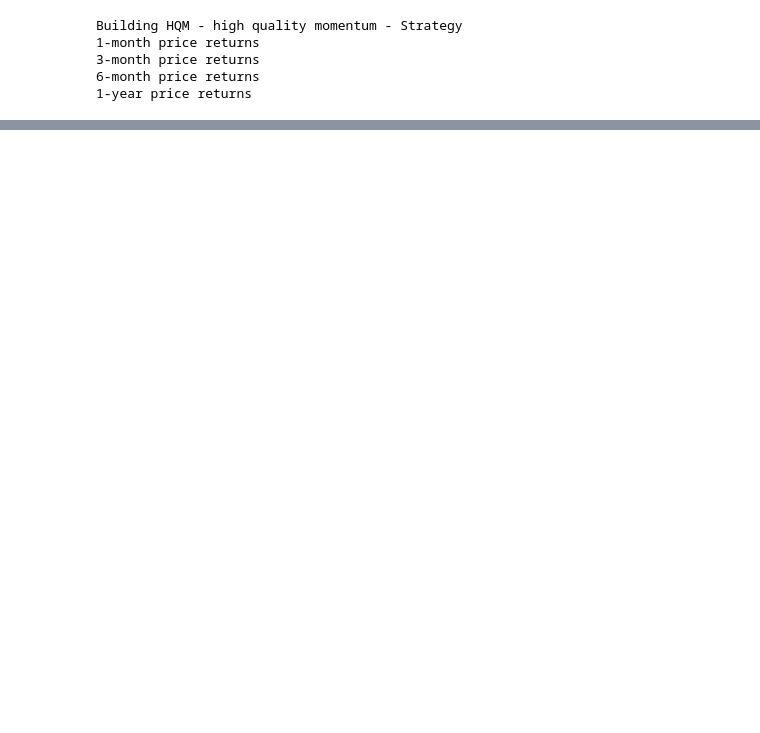
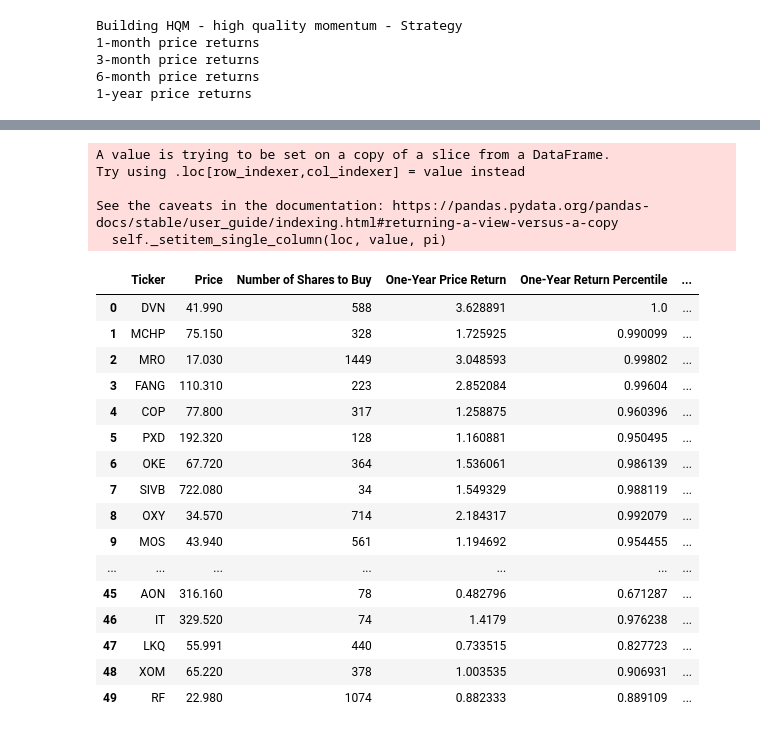
Before and after one commit to papri-entropy/strategy_quant_momentum, a Jupyter notebook: strategy_quant_momentum.ipynb, the cells around one changed output, grey strips where cells are left out. Drawn from its saved outputs; the diff is of its cells as text; code cells hidden in the pictures; blank space fills up the shorter version.

```diff
--- a/strategy_quant_momentum.ipynb
+++ b/strategy_quant_momentum.ipynb
@@ -183,0 +384,32 @@ Building HQM - high quality momentum - Strategy
+# %%
+position_size = float(portfolio_size)/len(hqm_dataframe.index)
+for row in hqm_dataframe.index:
+    hqm_dataframe.loc[row, 'Number of Shares to Buy'] = math.floor(position_size/hqm_dataframe.loc[row, 'Price'])
+    """
+    or
+    hqm_dataframe.loc[i, 'Number of Shares to Buy'] = math.floor(position_size / hqm_dataframe['Price'][i])
+    """
+hqm_dataframe
+# %% [output]
+A value is trying to be set on a copy of a slice from a DataFrame.
+Try using .loc[row_indexer,col_indexer] = value instead
+
+See the caveats in the documentation: https://pandas.pydata.org/pandas-docs/stable/user_guide/indexing.html#returning-a-view-versus-a-copy
+  self._setitem_single_column(loc, value, pi)
+|  | Ticker | Price | Number of Shares to Buy | One-Year Price Return | One-Year Return Percentile | ... |
+| 0 | DVN | 41.990 | 588 | 3.628891 | 1.0 | ... |
+| 1 | MCHP | 75.150 | 328 | 1.725925 | 0.990099 | ... |
+| 2 | MRO | 17.030 | 1449 | 3.048593 | 0.99802 | ... |
+| 3 | FANG | 110.310 | 223 | 2.852084 | 0.99604 | ... |
+| 4 | COP | 77.800 | 317 | 1.258875 | 0.960396 | ... |
+| 5 | PXD | 192.320 | 128 | 1.160881 | 0.950495 | ... |
+| 6 | OKE | 67.720 | 364 | 1.536061 | 0.986139 | ... |
+| 7 | SIVB | 722.080 | 34 | 1.549329 | 0.988119 | ... |
+| 8 | OXY | 34.570 | 714 | 2.184317 | 0.992079 | ... |
+| 9 | MOS | 43.940 | 561 | 1.194692 | 0.954455 | ... |
+| ... | ... | ... | ... | ... | ... | ... |
+| 45 | AON | 316.160 | 78 | 0.482796 | 0.671287 | ... |
+| 46 | IT | 329.520 | 74 | 1.4179 | 0.976238 | ... |
+| 47 | LKQ | 55.991 | 440 | 0.733515 | 0.827723 | ... |
+| 48 | XOM | 65.220 | 378 | 1.003535 | 0.906931 | ... |
+| 49 | RF | 22.980 | 1074 | 0.882333 | 0.889109 | ... |
```
Also changed, not shown: parts of 20 cells of this notebook, 2 other files.
